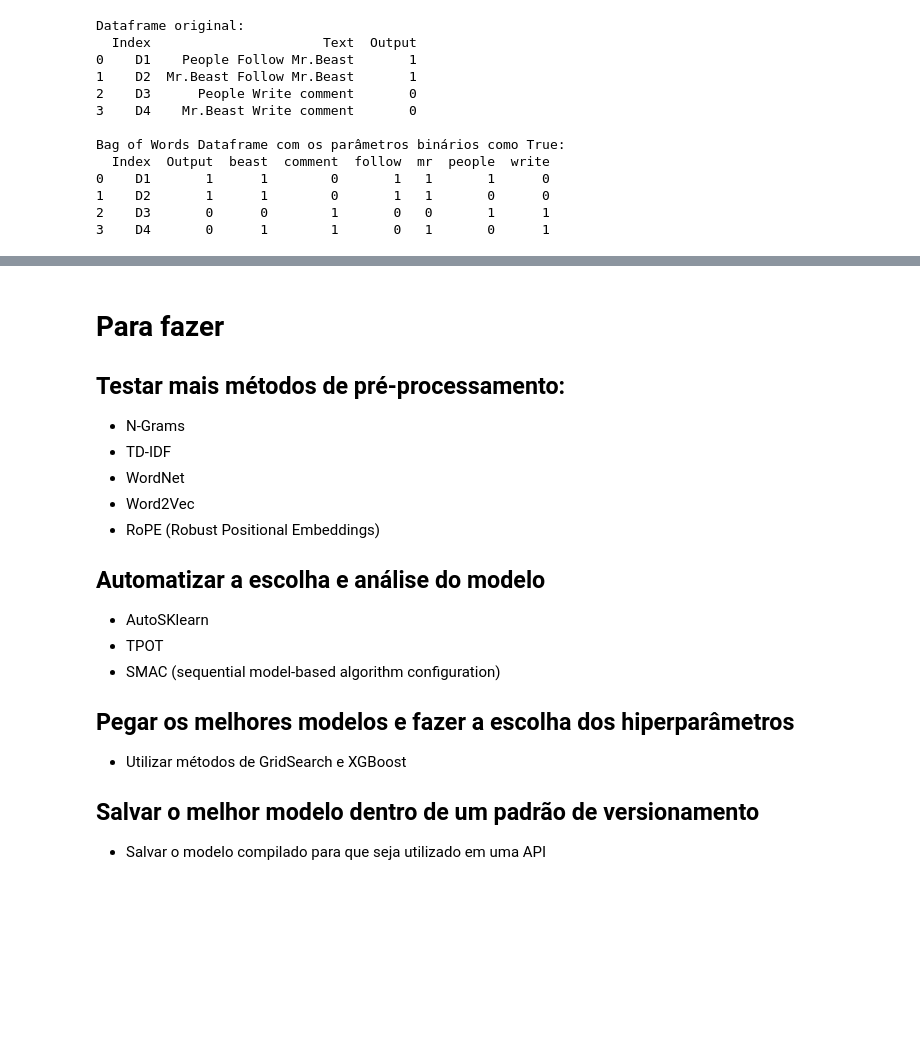
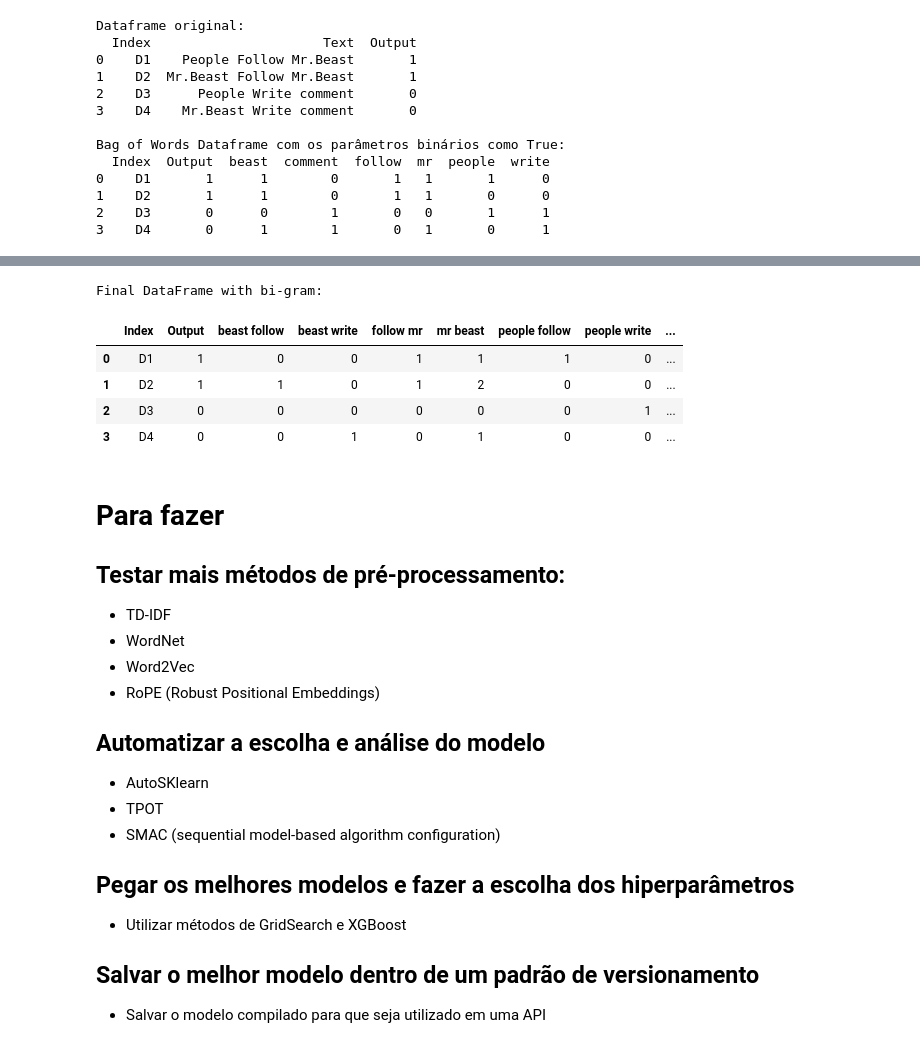
Before and after one commit to thiago-abarros/twitter-sentiment-analysis, a Jupyter notebook: notebooks/pre-processing.ipynb, the cells around one changed output, grey strips where cells are left out. Cells and saved outputs as stored; diff of their text form; code cells hidden in the pictures; blank space fills up the shorter version.

```diff
--- a/notebooks/pre-processing.ipynb
+++ b/notebooks/pre-processing.ipynb
@@ -596,7 +647,25 @@ Bag of Words Dataframe com os parâmetros binários como True:
+# %%
+ngram_vectorizer = CountVectorizer(ngram_range=(2, 2))
+X_ngram = ngram_vectorizer.fit_transform(texts)
+
+feature_names = ngram_vectorizer.get_feature_names_out()
+
+df_ngram = pd.DataFrame(X_ngram.toarray(), columns=feature_names)
+
+df_final = pd.concat([df[['Index', 'Output']], df_ngram], axis=1)
+
+print("Final DataFrame with bi-gram:")
+df_final
+# %% [output]
+Final DataFrame with bi-gram:
+|  | Index | Output | beast follow | beast write | follow mr | mr beast | people follow | people write | ... |
+| 0 | D1 | 1 | 0 | 0 | 1 | 1 | 1 | 0 | ... |
+| 1 | D2 | 1 | 1 | 0 | 1 | 2 | 0 | 0 | ... |
+| 2 | D3 | 0 | 0 | 0 | 0 | 0 | 0 | 1 | ... |
+| 3 | D4 | 0 | 0 | 1 | 0 | 1 | 0 | 0 | ... |
 # %% [markdown]
 # Para fazer
 ## Testar mais métodos de pré-processamento:
-- N-Grams
 - TD-IDF
 - WordNet
 - Word2Vec
```
Also changed, not shown: parts of 3 cells of this notebook.
